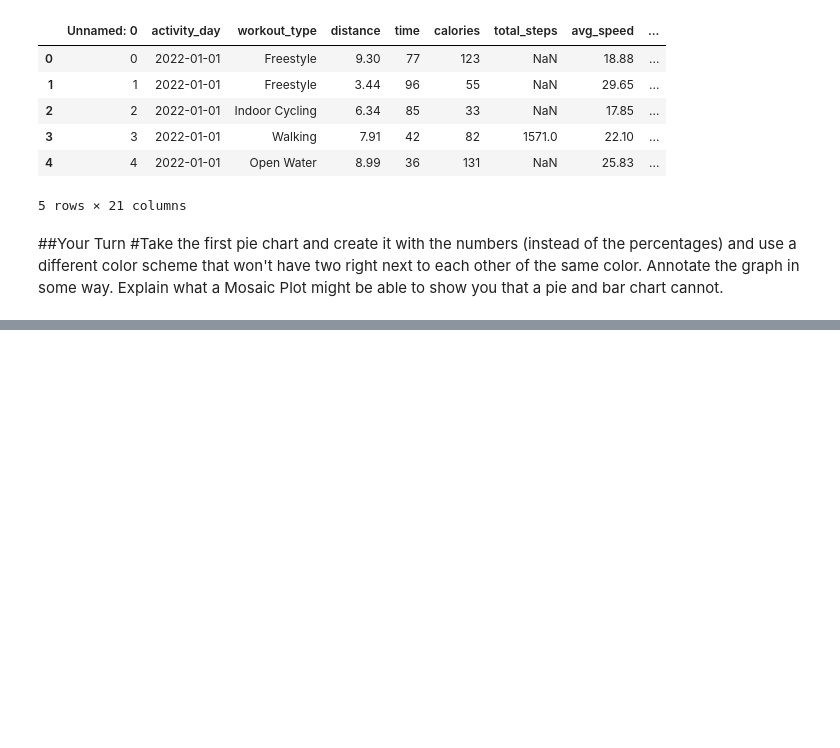
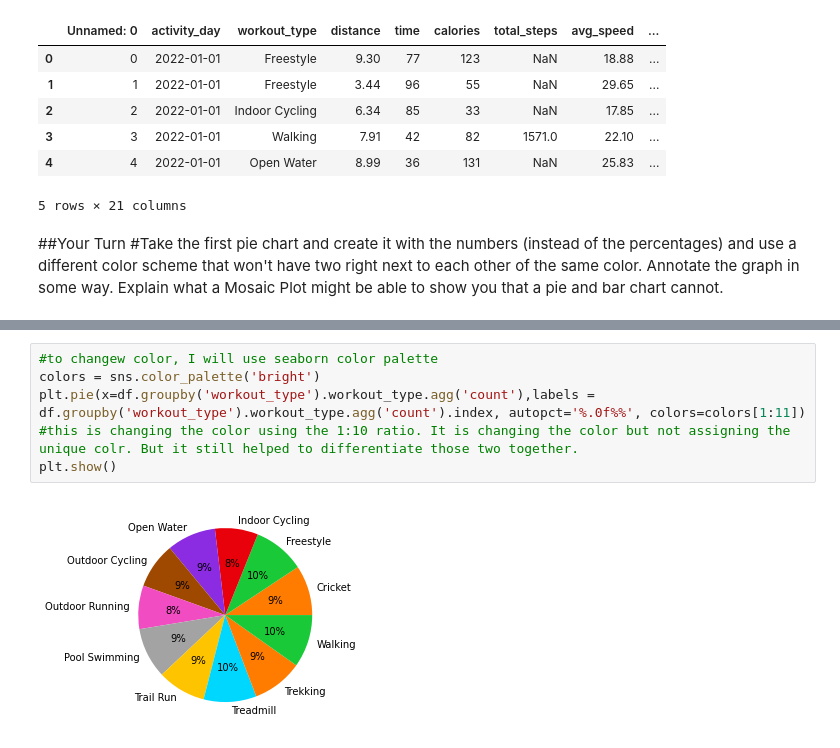
Before and after one commit to sovikapoudel/Data-Visualiation-Spring-2022, a Jupyter notebook: Quiz27.ipynb, the cells around one changed output, grey strips where cells are left out. Drawn from its saved outputs; the diff is of its cells as text; blank space fills up the shorter version.

```diff
--- a/Quiz27.ipynb
+++ b/Quiz27.ipynb
@@ -29,0 +37,7 @@ plt.show()
+# %%
+#to changew color, I will use seaborn color palette
+colors = sns.color_palette('bright')
+plt.pie(x=df.groupby('workout_type').workout_type.agg('count'),labels = df.groupby('workout_type').workout_type.agg('count').index, autopct='%.0f%%', colors=colors[1:11]) #this is changing the color using the 1:10 ratio. It is changing the color but not assigning the unique colr. But it still helped to differentiate those two together.
+plt.show()
+# %% [output]
+[figure, added]
```
Also changed, not shown: parts of 8 cells of this notebook.
